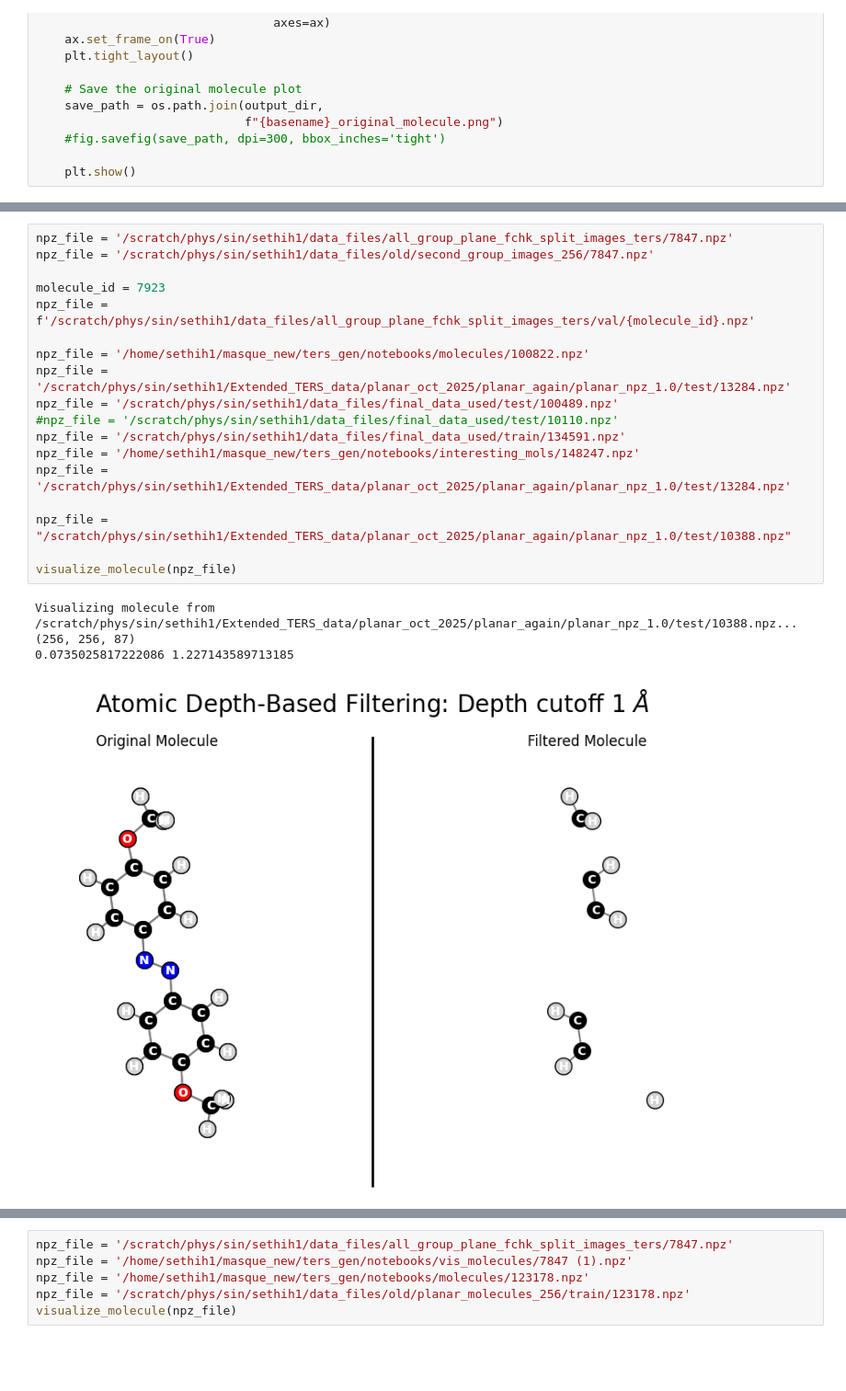
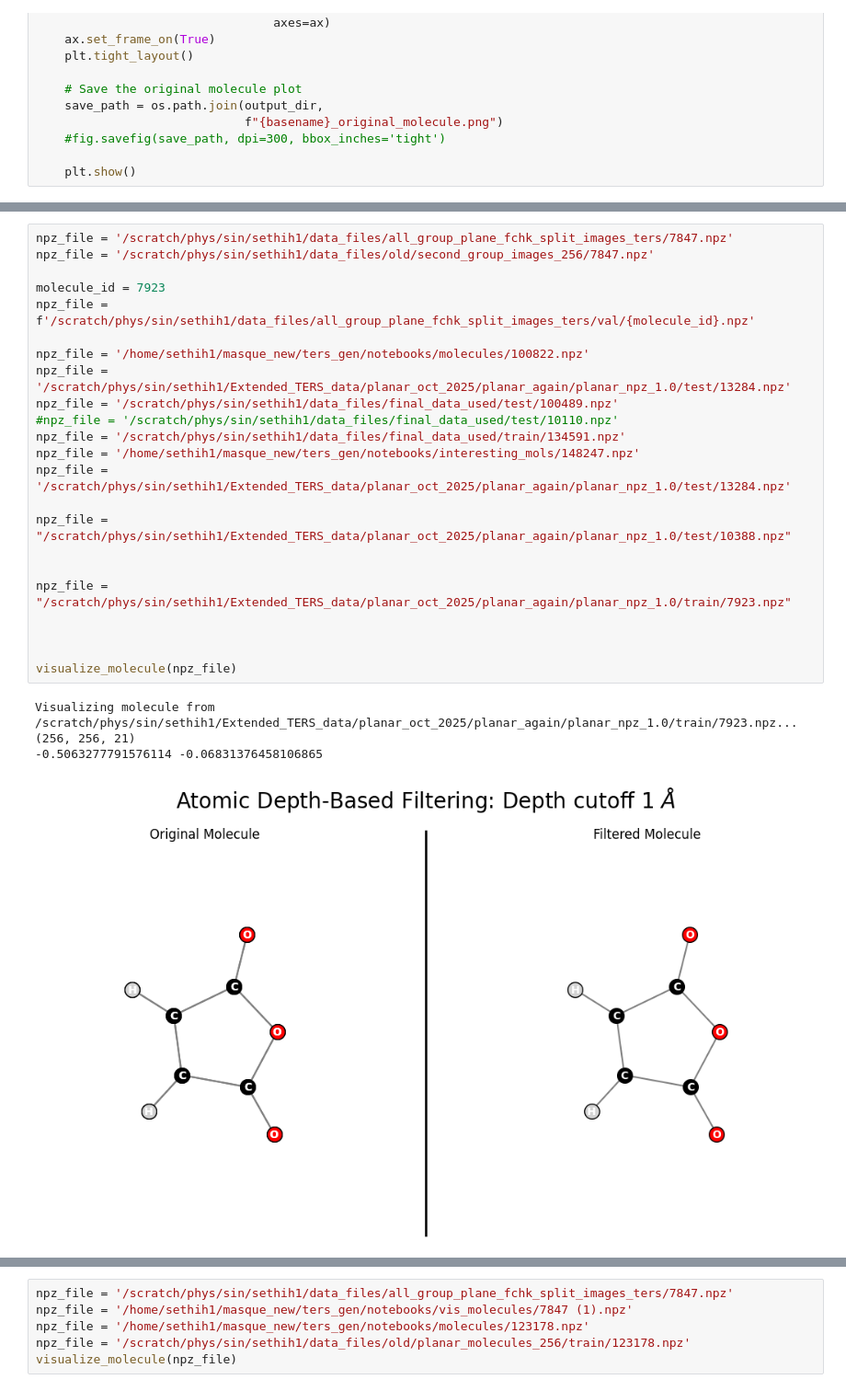
Before and after one commit to SINGROUP/ters_gen, a Jupyter notebook: notebooks/figures.ipynb, the cells around one changed output, grey strips where cells are left out. Shown at 92% size. Drawn from its saved outputs; the diff is of its cells as text; blank space fills up the shorter version.

```diff
--- a/notebooks/figures.ipynb
+++ b/notebooks/figures.ipynb
@@ -340,23 +358,28 @@ KeyboardInterrupt:
 # %%
 npz_file = '/scratch/phys/sin/sethih1/data_files/all_group_plane_fchk_split_images_ters/7847.npz'
 npz_file = '/scratch/phys/sin/sethih1/data_files/old/second_group_images_256/7847.npz'
 
 molecule_id = 7923
 npz_file = f'/scratch/phys/sin/sethih1/data_files/all_group_plane_fchk_split_images_ters/val/{molecule_id}.npz'
 
 npz_file = '/home/sethih1/masque_new/ters_gen/notebooks/molecules/100822.npz'
 npz_file = '/scratch/phys/sin/sethih1/Extended_TERS_data/planar_oct_2025/planar_again/planar_npz_1.0/test/13284.npz'
 npz_file = '/scratch/phys/sin/sethih1/data_files/final_data_used/test/100489.npz'
 #npz_file = '/scratch/phys/sin/sethih1/data_files/final_data_used/test/10110.npz'
 npz_file = '/scratch/phys/sin/sethih1/data_files/final_data_used/train/134591.npz'
 npz_file = '/home/sethih1/masque_new/ters_gen/notebooks/interesting_mols/148247.npz'
 npz_file = '/scratch/phys/sin/sethih1/Extended_TERS_data/planar_oct_2025/planar_again/planar_npz_1.0/test/13284.npz'
 
 npz_file = "/scratch/phys/sin/sethih1/Extended_TERS_data/planar_oct_2025/planar_again/planar_npz_1.0/test/10388.npz"
 
+
+npz_file = "/scratch/phys/sin/sethih1/Extended_TERS_data/planar_oct_2025/planar_again/planar_npz_1.0/train/7923.npz"
+
+
+
 visualize_molecule(npz_file)
 # %% [output]
-Visualizing molecule from /scratch/phys/sin/sethih1/Extended_TERS_data/planar_oct_2025/planar_again/planar_npz_1.0/test/10388.npz...
-(256, 256, 87)
-0.0735025817222086 1.227143589713185
+Visualizing molecule from /scratch/phys/sin/sethih1/Extended_TERS_data/planar_oct_2025/planar_again/planar_npz_1.0/train/7923.npz...
+(256, 256, 21)
+-0.5063277791576114 -0.06831376458106865
-[figure, old version]
+[figure, new version]
```
Also changed, not shown: parts of 3 cells of this notebook, 35 other files.
